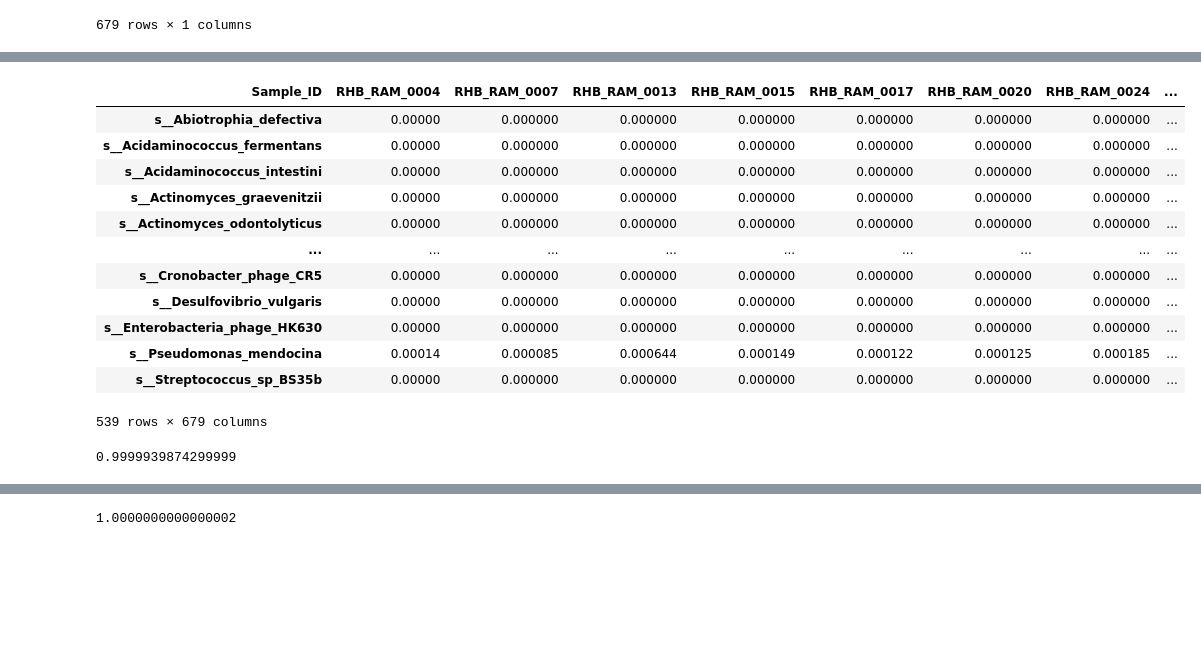
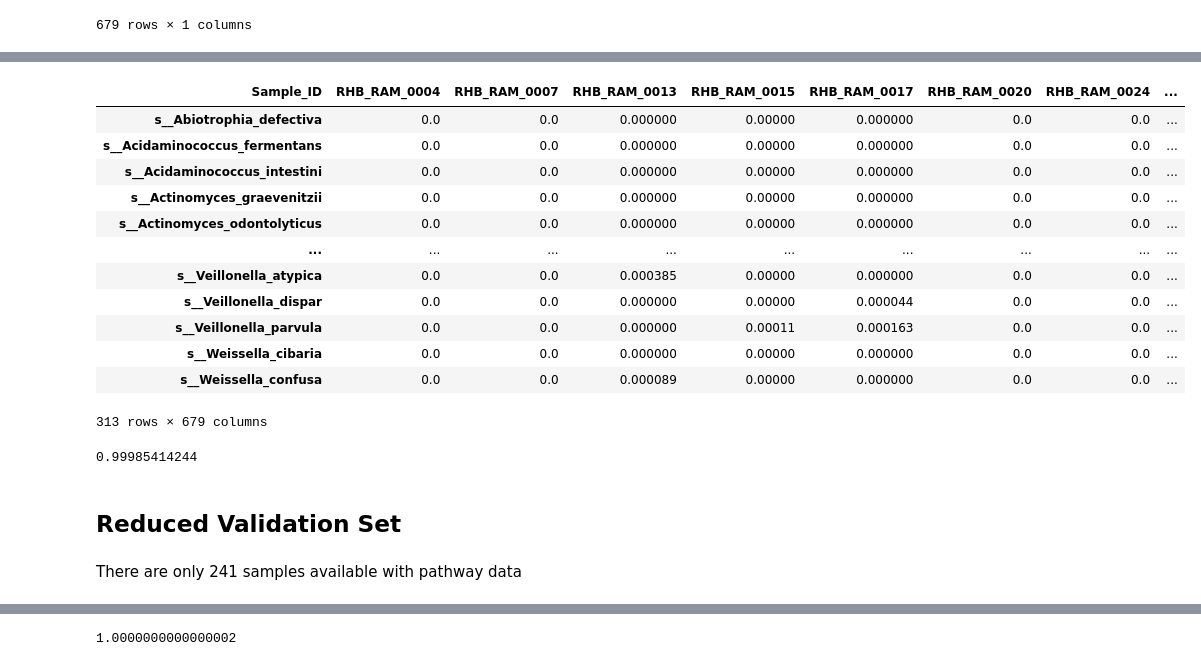
Before and after one commit to danielchang2002/GMHI2-Scratchpad, a Jupyter notebook: src/CleanData.ipynb, the cells around one changed output, grey strips where cells are left out. Saved outputs shown, nothing was run; the diff lists cells and outputs as text; code cells hidden in the pictures; blank space fills up the shorter version.

```diff
--- a/src/CleanData.ipynb
+++ b/src/CleanData.ipynb
@@ -262,21 +264,21 @@ val_final
-# %%
-val_final = val_final / 100
-val_final
-# %% [output]
-| Sample_ID | RHB_RAM_0004 | RHB_RAM_0007 | RHB_RAM_0013 | RHB_RAM_0015 | RHB_RAM_0017 | RHB_RAM_0020 | RHB_RAM_0024 | ... |
-| s__Abiotrophia_defectiva | 0.00000 | 0.000000 | 0.000000 | 0.000000 | 0.000000 | 0.000000 | 0.000000 | ... |
-| s__Acidaminococcus_fermentans | 0.00000 | 0.000000 | 0.000000 | 0.000000 | 0.000000 | 0.000000 | 0.000000 | ... |
-| s__Acidaminococcus_intestini | 0.00000 | 0.000000 | 0.000000 | 0.000000 | 0.000000 | 0.000000 | 0.000000 | ... |
-| s__Actinomyces_graevenitzii | 0.00000 | 0.000000 | 0.000000 | 0.000000 | 0.000000 | 0.000000 | 0.000000 | ... |
-| s__Actinomyces_odontolyticus | 0.00000 | 0.000000 | 0.000000 | 0.000000 | 0.000000 | 0.000000 | 0.000000 | ... |
-| ... | ... | ... | ... | ... | ... | ... | ... | ... |
-| s__Cronobacter_phage_CR5 | 0.00000 | 0.000000 | 0.000000 | 0.000000 | 0.000000 | 0.000000 | 0.000000 | ... |
-| s__Desulfovibrio_vulgaris | 0.00000 | 0.000000 | 0.000000 | 0.000000 | 0.000000 | 0.000000 | 0.000000 | ... |
-| s__Enterobacteria_phage_HK630 | 0.00000 | 0.000000 | 0.000000 | 0.000000 | 0.000000 | 0.000000 | 0.000000 | ... |
-| s__Pseudomonas_mendocina | 0.00014 | 0.000085 | 0.000644 | 0.000149 | 0.000122 | 0.000125 | 0.000185 | ... |
-| s__Streptococcus_sp_BS35b | 0.00000 | 0.000000 | 0.000000 | 0.000000 | 0.000000 | 0.000000 | 0.000000 | ... |
-539 rows × 679 columns
+# %%
+val_species_scaled = val_species / 100
+val_species_scaled
+# %% [output]
+| Sample_ID | RHB_RAM_0004 | RHB_RAM_0007 | RHB_RAM_0013 | RHB_RAM_0015 | RHB_RAM_0017 | RHB_RAM_0020 | RHB_RAM_0024 | ... |
+| s__Abiotrophia_defectiva | 0.0 | 0.0 | 0.000000 | 0.00000 | 0.000000 | 0.0 | 0.0 | ... |
+| s__Acidaminococcus_fermentans | 0.0 | 0.0 | 0.000000 | 0.00000 | 0.000000 | 0.0 | 0.0 | ... |
+| s__Acidaminococcus_intestini | 0.0 | 0.0 | 0.000000 | 0.00000 | 0.000000 | 0.0 | 0.0 | ... |
+| s__Actinomyces_graevenitzii | 0.0 | 0.0 | 0.000000 | 0.00000 | 0.000000 | 0.0 | 0.0 | ... |
+| s__Actinomyces_odontolyticus | 0.0 | 0.0 | 0.000000 | 0.00000 | 0.000000 | 0.0 | 0.0 | ... |
+| ... | ... | ... | ... | ... | ... | ... | ... | ... |
+| s__Veillonella_atypica | 0.0 | 0.0 | 0.000385 | 0.00000 | 0.000000 | 0.0 | 0.0 | ... |
+| s__Veillonella_dispar | 0.0 | 0.0 | 0.000000 | 0.00000 | 0.000044 | 0.0 | 0.0 | ... |
+| s__Veillonella_parvula | 0.0 | 0.0 | 0.000000 | 0.00011 | 0.000163 | 0.0 | 0.0 | ... |
+| s__Weissella_cibaria | 0.0 | 0.0 | 0.000000 | 0.00000 | 0.000000 | 0.0 | 0.0 | ... |
+| s__Weissella_confusa | 0.0 | 0.0 | 0.000089 | 0.00000 | 0.000000 | 0.0 | 0.0 | ... |
+313 rows × 679 columns
 # %%
-val_final.iloc[:, 0].sum()
+val_species_scaled.iloc[:, 0].sum()
 # %% [output]
-0.9999939874299999
+0.99985414244
@@ -285,2 +287,6 @@ val_final.to_csv(data_dir + "taxonomy_val.csv")
+# %% [markdown]
+## Reduced Validation Set
+# %% [markdown]
+There are only 241 samples available with pathway data
 # %%
 # Only 241 samples
```
Also changed, not shown: parts of 21 cells of this notebook, 4 other files.
